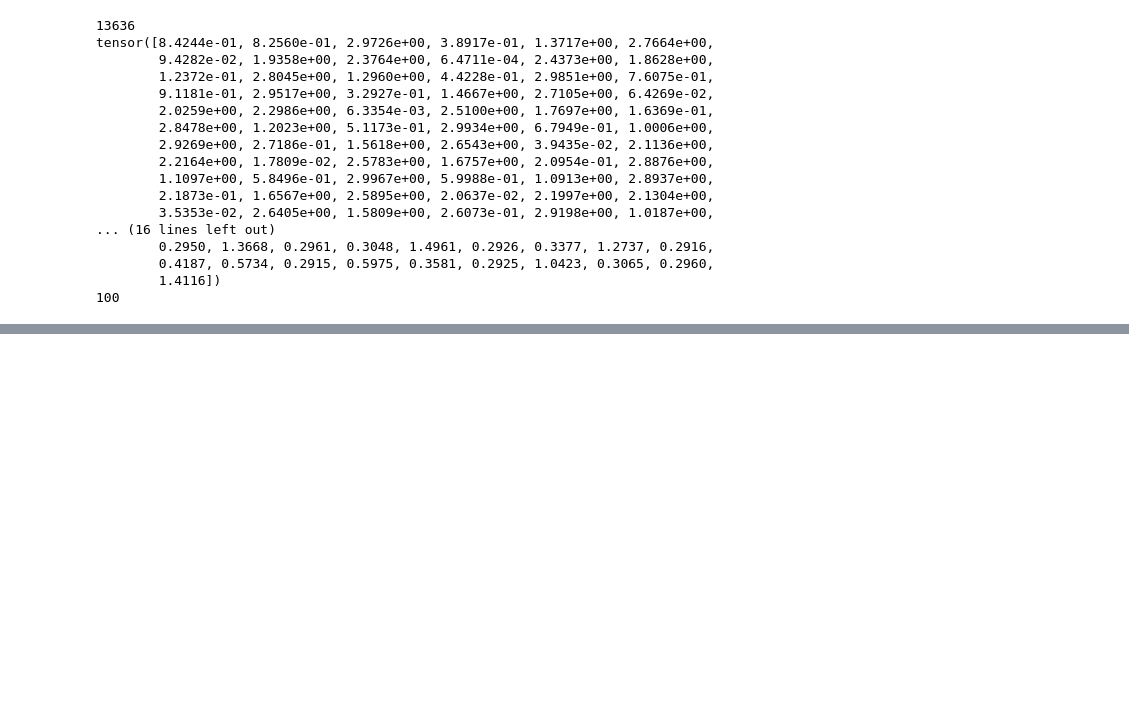
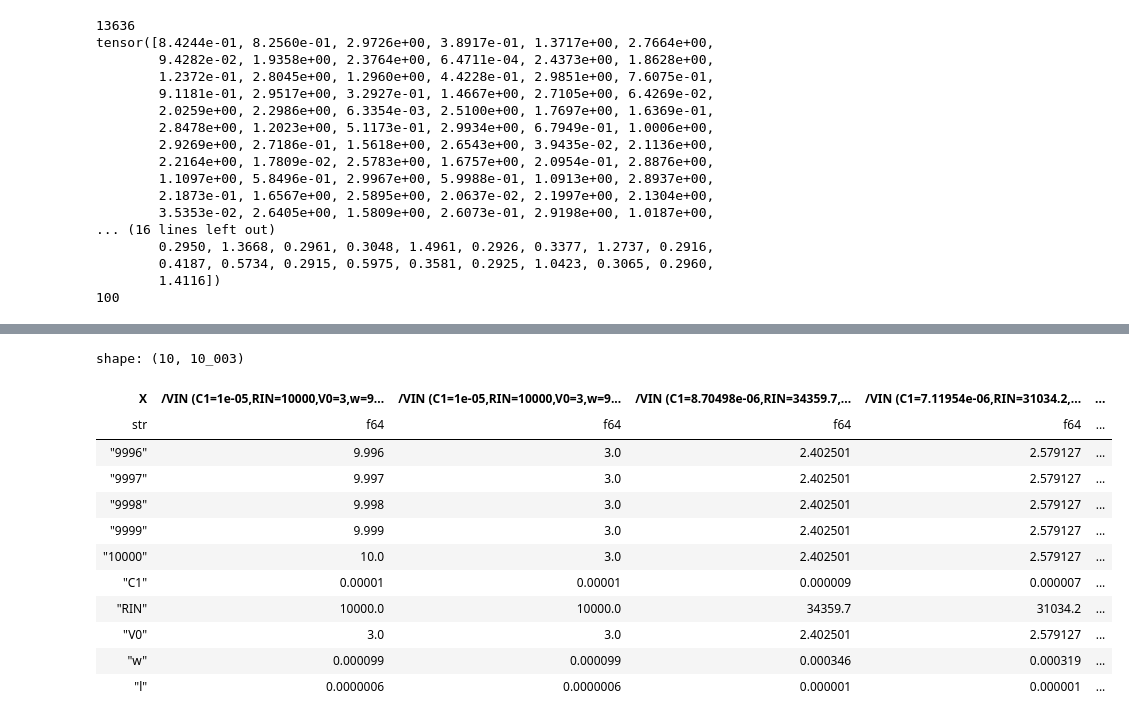
Before and after one commit to LuposX/FlexSpike, a Jupyter notebook: surrogate/1_create_surrogate_dataset.ipynb, the cells around one changed output, grey strips where cells are left out. Drawn from its saved outputs; the diff is of its cells as text; code cells hidden in the pictures; blank space fills up the shorter version.

```diff
--- a/surrogate/1_create_surrogate_dataset.ipynb
+++ b/surrogate/1_create_surrogate_dataset.ipynb
@@ -777,0 +796,12 @@ tensor([8.4244e-01, 8.2560e-01, 2.9726e+00, 3.8917e-01, 1.3717e+00, 2.7664e+00,
+# %%
+DATA_LOCATION = "data/V4/"
+# %%
+# df1 = pl.read_csv(str(DATA_LOCATION + "Power_const_filtered.csv"))
+# df2 = pl.read_csv(str(DATA_LOCATION + "Power_Sin_filtered.csv"))
+
+df_in_const = pl.read_csv(str(DATA_LOCATION + "VIN_const_variation_filtered.csv"))
+df_in_sinus = pl.read_csv(str(DATA_LOCATION + "VIN_Sin_variation_filtered.csv"))
+df_out_const = pl.read_csv(str(DATA_LOCATION + "VOUT_const_variation_filtered.csv"))
+df_out_sinus = pl.read_csv(str(DATA_LOCATION + "VOUT_Sin_variation_filtered.csv"))
+
+df_faulty = pl.read_csv(str(DATA_LOCATION + "faulty_filtered.csv"))
@@ -777,0 +912,7 @@ tensor([8.4244e-01, 8.2560e-01, 2.9726e+00, 3.8917e-01, 1.3717e+00, 2.7664e+00,
+# %%
+%%time
+
+df_in_const_comb = expand(df_in_const)
+df_in_sinus_comb = expand(df_in_sinus)
+df_out_const_comb = expand(df_out_const)
+df_out_sinus_comb = expand(df_out_sinus)
@@ -777,0 +922,16 @@ tensor([8.4244e-01, 8.2560e-01, 2.9726e+00, 3.8917e-01, 1.3717e+00, 2.7664e+00,
+# %%
+df_in_const_comb.tail(10)
+# %% [output]
+shape: (10, 10_003)
+| X | /VIN (C1=1e-05,RIN=10000,V0=3,w=9... | /VIN (C1=1e-05,RIN=10000,V0=3,w=9... | /VIN (C1=8.70498e-06,RIN=34359.7,... | /VIN (C1=7.11954e-06,RIN=31034.2,... | ... |
+| str | f64 | f64 | f64 | f64 | ... |
+| "9996" | 9.996 | 3.0 | 2.402501 | 2.579127 | ... |
+| "9997" | 9.997 | 3.0 | 2.402501 | 2.579127 | ... |
+| "9998" | 9.998 | 3.0 | 2.402501 | 2.579127 | ... |
+| "9999" | 9.999 | 3.0 | 2.402501 | 2.579127 | ... |
+| "10000" | 10.0 | 3.0 | 2.402501 | 2.579127 | ... |
+| "C1" | 0.00001 | 0.00001 | 0.000009 | 0.000007 | ... |
+| "RIN" | 10000.0 | 10000.0 | 34359.7 | 31034.2 | ... |
+| "V0" | 3.0 | 3.0 | 2.402501 | 2.579127 | ... |
+| "w" | 0.000099 | 0.000099 | 0.000346 | 0.000319 | ... |
+| "l" | 0.0000006 | 0.0000006 | 0.000001 | 0.000001 | ... |
```
Also changed, not shown: parts of 33 cells of this notebook, 7 other files.
